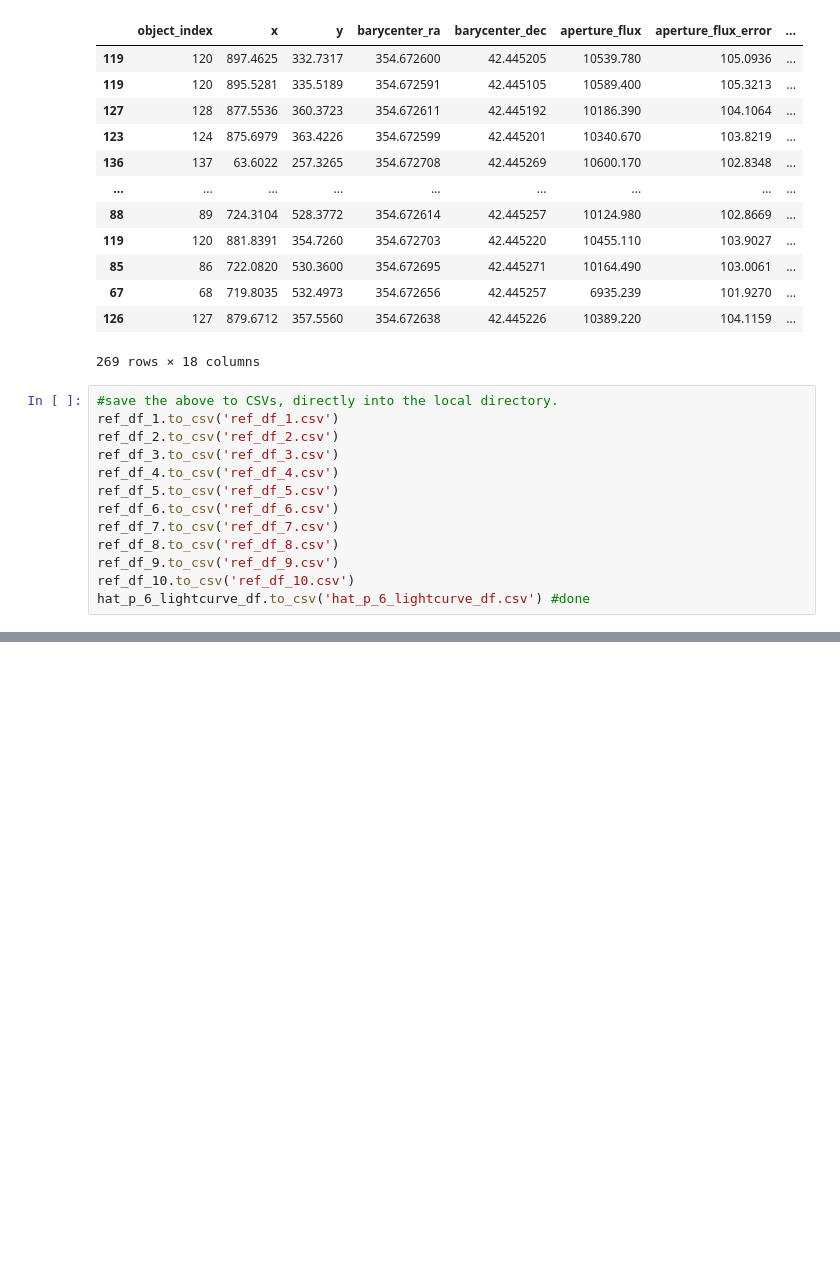
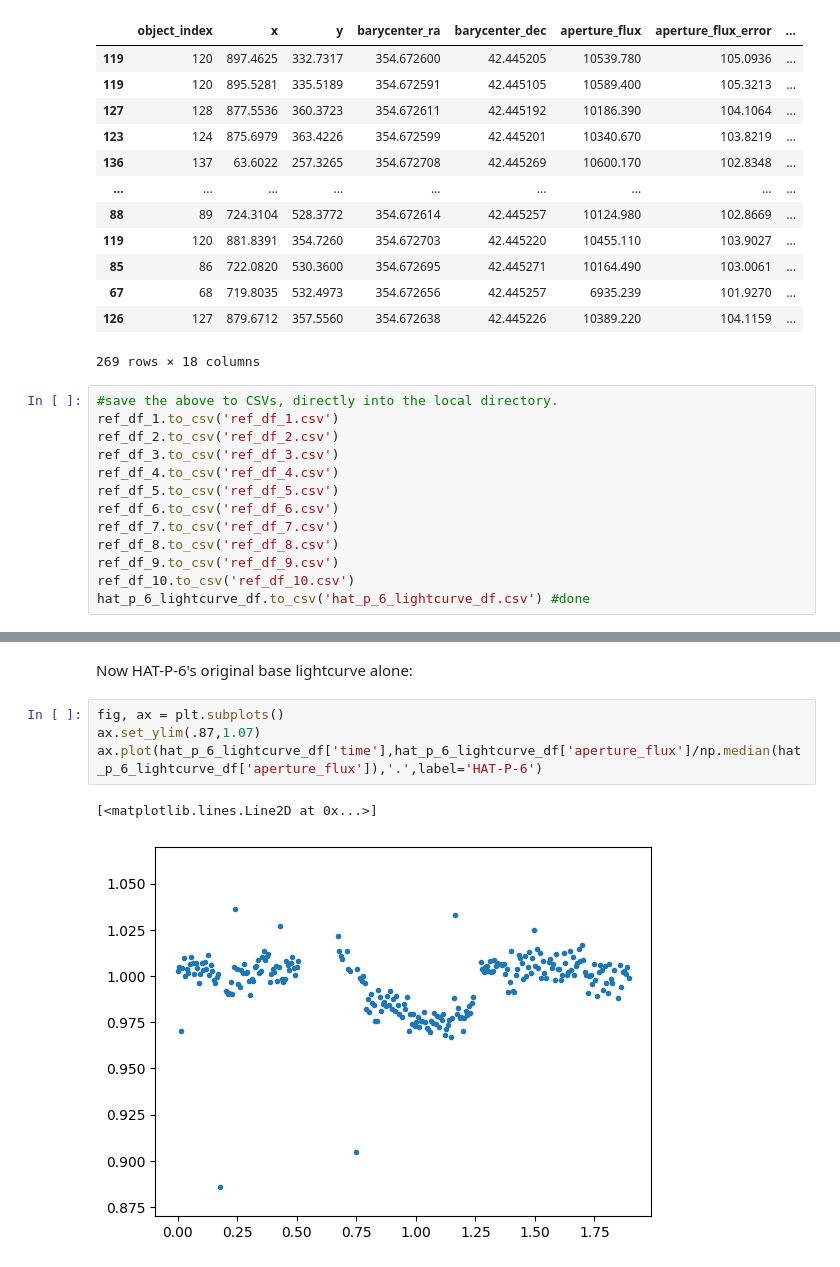
Before and after one commit to ronn20/Lab-2, a Jupyter notebook: lab2_group2_upto_4.5.ipynb, the cells around one changed output, grey strips where cells are left out. Saved outputs shown, nothing was run; the diff lists cells and outputs as text; blank space fills up the shorter version.

```diff
--- a/lab2_group2_upto_4.5.ipynb
+++ b/lab2_group2_upto_4.5.ipynb
@@ -535,0 +565,9 @@ So, references 5 (a star a bit left of the big one) and 7 (the big one) didn't w
+# %% [markdown]
+Now HAT-P-6's original base lightcurve alone:
+# %%
+fig, ax = plt.subplots()
+ax.set_ylim(.87,1.07)
+ax.plot(hat_p_6_lightcurve_df['time'],hat_p_6_lightcurve_df['aperture_flux']/np.median(hat_p_6_lightcurve_df['aperture_flux']),'.',label='HAT-P-6')
+# %% [output]
+[<matplotlib.lines.Line2D at 0x...>]
+[figure, added]
```
Also changed, not shown: parts of 18 cells of this notebook.
